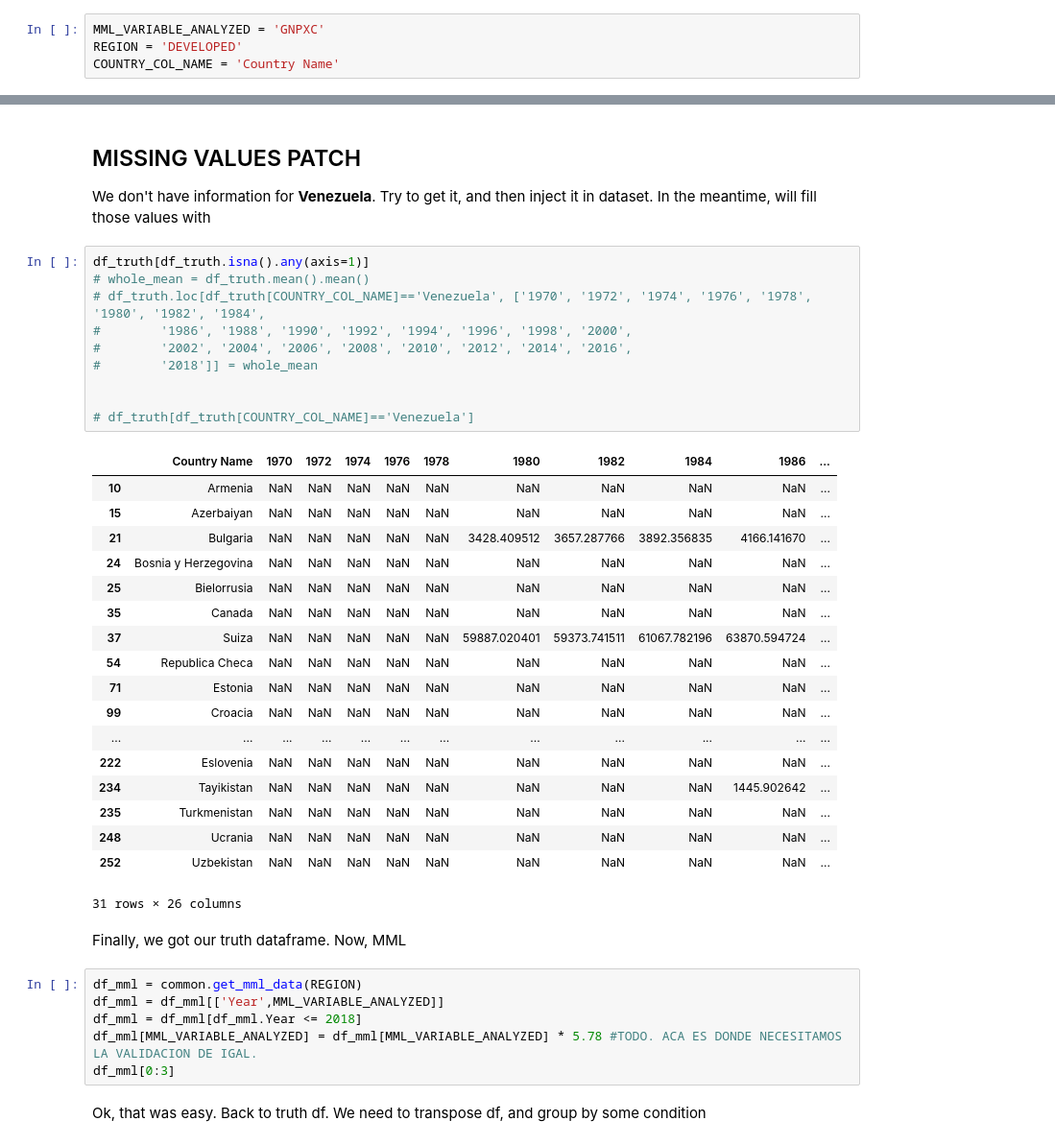
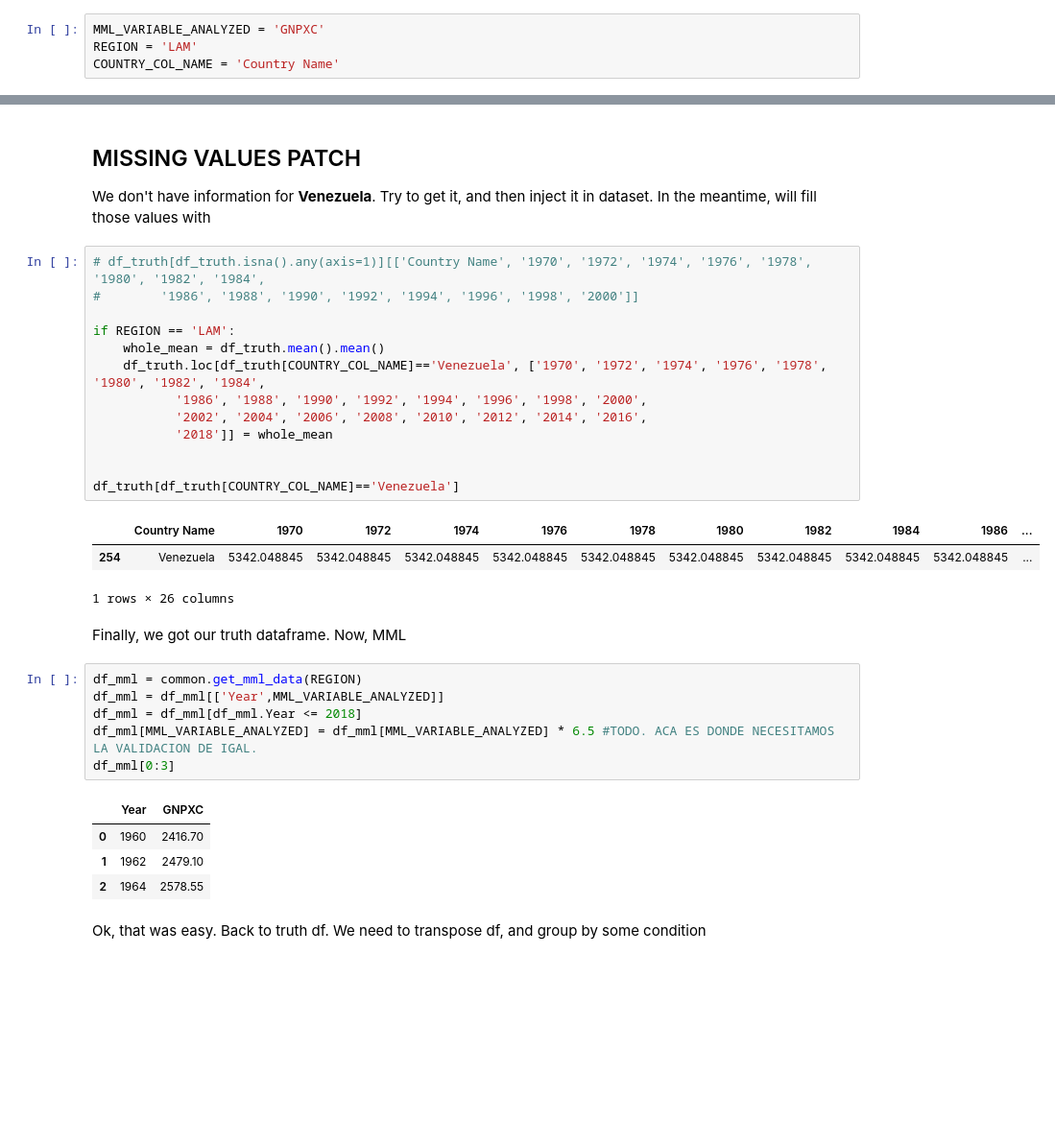
Before and after one commit to julifgo/mml_3.0, a Jupyter notebook: notebooks/data_comparison_GNPxC.ipynb, the cells around one changed output, grey strips where cells are left out. Shown: that part at 96% size. Cells and saved outputs as stored; diff of their text form; blank space fills up the shorter version.

```diff
--- a/notebooks/data_comparison_GNPxC.ipynb
+++ b/notebooks/data_comparison_GNPxC.ipynb
@@ -6,7 +6,7 @@ import numpy as np
 import ipynb.fs.full.common as common
 # %%
 MML_VARIABLE_ANALYZED = 'GNPXC'
-REGION = 'DEVELOPED'
+REGION = 'LAM'
 COUNTRY_COL_NAME = 'Country Name'
 # %%
 df = pd.read_excel(f"data/{REGION}/GNP_per_CAPITA_USD_2010.xlsx", sheet_name='Data')
@@ -97,42 +93,35 @@ We don't have information for **Venezuela**.
 Try to get it, and then inject it in dataset.
 In the meantime, will fill those values with
 # %%
-df_truth[df_truth.isna().any(axis=1)]
-# whole_mean = df_truth.mean().mean()
-# df_truth.loc[df_truth[COUNTRY_COL_NAME]=='Venezuela', ['1970', '1972', '1974', '1976', '1978', '1980', '1982', '1984',
-#        '1986', '1988', '1990', '1992', '1994', '1996', '1998', '2000',
-#        '2002', '2004', '2006', '2008', '2010', '2012', '2014', '2016',
-#        '2018']] = whole_mean
+# df_truth[df_truth.isna().any(axis=1)][['Country Name', '1970', '1972', '1974', '1976', '1978', '1980', '1982', '1984',
+#        '1986', '1988', '1990', '1992', '1994', '1996', '1998', '2000']]
+
+if REGION == 'LAM':
+    whole_mean = df_truth.mean().mean()
+    df_truth.loc[df_truth[COUNTRY_COL_NAME]=='Venezuela', ['1970', '1972', '1974', '1976', '1978', '1980', '1982', '1984',
+           '1986', '1988', '1990', '1992', '1994', '1996', '1998', '2000',
+           '2002', '2004', '2006', '2008', '2010', '2012', '2014', '2016',
+           '2018']] = whole_mean
 
 
-# df_truth[df_truth[COUNTRY_COL_NAME]=='Venezuela']
+df_truth[df_truth[COUNTRY_COL_NAME]=='Venezuela']
 # %% [output]
 |  | Country Name | 1970 | 1972 | 1974 | 1976 | 1978 | 1980 | 1982 | 1984 | 1986 | ... |
-| 10 | Armenia | NaN | NaN | NaN | NaN | NaN | NaN | NaN | NaN | NaN | ... |
-| 15 | Azerbaiyan | NaN | NaN | NaN | NaN | NaN | NaN | NaN | NaN | NaN | ... |
-| 21 | Bulgaria | NaN | NaN | NaN | NaN | NaN | 3428.409512 | 3657.287766 | 3892.356835 | 4166.141670 | ... |
-| 24 | Bosnia y Herzegovina | NaN | NaN | NaN | NaN | NaN | NaN | NaN | NaN | NaN | ... |
-| 25 | Bielorrusia | NaN | NaN | NaN | NaN | NaN | NaN | NaN | NaN | NaN | ... |
-| 35 | Canada | NaN | NaN | NaN | NaN | NaN | NaN | NaN | NaN | NaN | ... |
-| 37 | Suiza | NaN | NaN | NaN | NaN | NaN | 59887.020401 | 59373.741511 | 61067.782196 | 63870.594724 | ... |
-| 54 | Republica Checa | NaN | NaN | NaN | NaN | NaN | NaN | NaN | NaN | NaN | ... |
-| 71 | Estonia | NaN | NaN | NaN | NaN | NaN | NaN | NaN | NaN | NaN | ... |
-| 99 | Croacia | NaN | NaN | NaN | NaN | NaN | NaN | NaN | NaN | NaN | ... |
-| ... | ... | ... | ... | ... | ... | ... | ... | ... | ... | ... | ... |
-| 222 | Eslovenia | NaN | NaN | NaN | NaN | NaN | NaN | NaN | NaN | NaN | ... |
-| 234 | Tayikistan | NaN | NaN | NaN | NaN | NaN | NaN | NaN | NaN | 1445.902642 | ... |
-| 235 | Turkmenistan | NaN | NaN | NaN | NaN | NaN | NaN | NaN | NaN | NaN | ... |
-| 248 | Ucrania | NaN | NaN | NaN | NaN | NaN | NaN | NaN | NaN | NaN | ... |
-| 252 | Uzbekistan | NaN | NaN | NaN | NaN | NaN | NaN | NaN | NaN | NaN | ... |
+| 254 | Venezuela | 5342.048845 | 5342.048845 | 5342.048845 | 5342.048845 | 5342.048845 | 5342.048845 | 5342.048845 | 5342.048845 | 5342.048845 | ... |
-31 rows × 26 columns
+1 rows × 26 columns
 # %% [markdown]
 Finally, we got our truth dataframe. Now, MML
 # %%
 df_mml = common.get_mml_data(REGION)
 df_mml = df_mml[['Year',MML_VARIABLE_ANALYZED]]
 df_mml = df_mml[df_mml.Year <= 2018]
-df_mml[MML_VARIABLE_ANALYZED] = df_mml[MML_VARIABLE_ANALYZED] * 5.78 #TODO. ACA ES DONDE NECESITAMOS LA VALIDACION DE IGAL.
+df_mml[MML_VARIABLE_ANALYZED] = df_mml[MML_VARIABLE_ANALYZED] * 6.5 #TODO. ACA ES DONDE NECESITAMOS LA VALIDACION DE IGAL.
 df_mml[0:3]
+# %% [output]
+|  | Year | GNPXC |
+| 0 | 1960 | 2416.70 |
+| 1 | 1962 | 2479.10 |
+| 2 | 1964 | 2578.55 |
 # %% [markdown]
 Ok, that was easy. Back to truth df.
 We need to transpose df, and group by some condition
```
Also changed, not shown: parts of 5 cells of this notebook, 6 other files.
